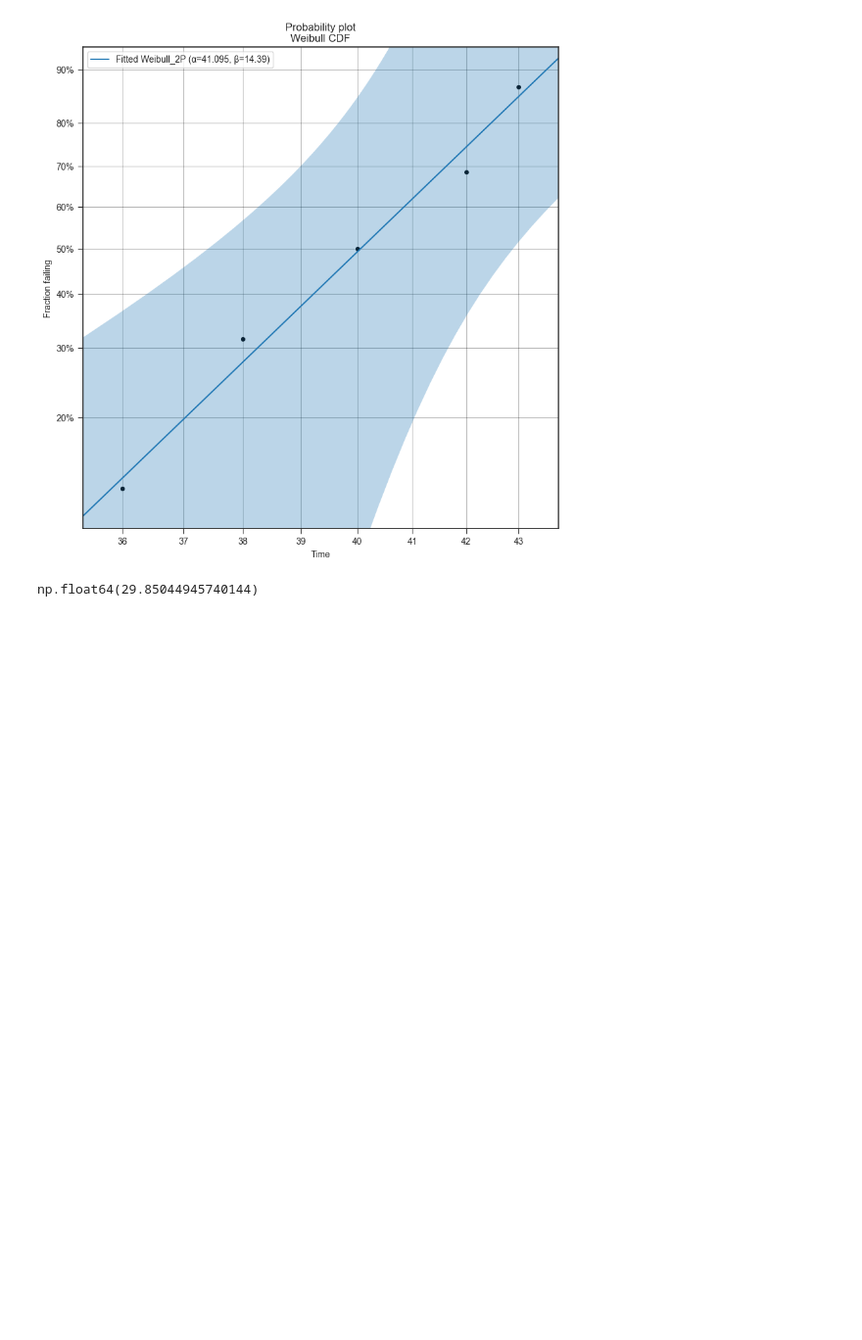
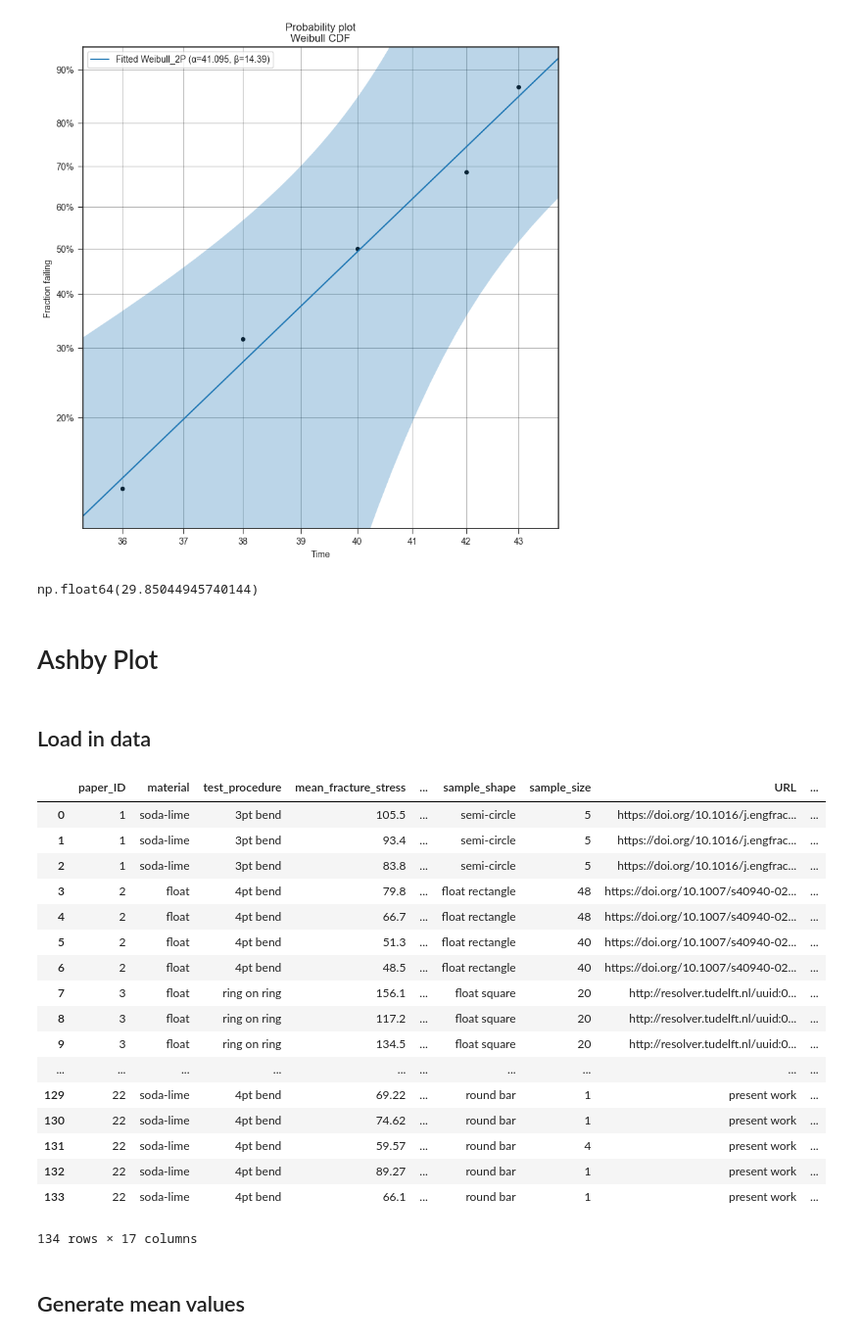
Before and after one commit to Mackus101/GlassMechAnalysis, a Jupyter notebook: analyse.ipynb, the cells around one changed output. Shown at 98% size. Cells and saved outputs as stored; diff of their text form; code cells hidden in the pictures; blank space fills up the shorter version.

Commit message:
loading and calulating means for the ashby plot

```diff
--- a/analyse.ipynb
+++ b/analyse.ipynb
@@ -1148,3 +1149,32 @@ Goodness of fit    Value
 bone_fit.distribution.quantile(0.01)
 # %% [output]
 np.float64(29.85044945740144)
+# %% [markdown]
+# Ashby Plot
+# %% [markdown]
+## Load in data
+# %%
+lit_data = pd.read_csv("Glass_Strength_Tests.csv")
+# %%
+lit_data
+# %% [output]
+|  | paper_ID | material | test_procedure | mean_fracture_stress | ... | sample_shape | sample_size | URL | ... |
+| 0 | 1 | soda-lime | 3pt bend | 105.5 | ... | semi-circle | 5 | https://doi.org/10.1016/j.engfrac... | ... |
+| 1 | 1 | soda-lime | 3pt bend | 93.4 | ... | semi-circle | 5 | https://doi.org/10.1016/j.engfrac... | ... |
+| 2 | 1 | soda-lime | 3pt bend | 83.8 | ... | semi-circle | 5 | https://doi.org/10.1016/j.engfrac... | ... |
+| 3 | 2 | float | 4pt bend | 79.8 | ... | float rectangle | 48 | https://doi.org/10.1007/s40940-02... | ... |
+| 4 | 2 | float | 4pt bend | 66.7 | ... | float rectangle | 48 | https://doi.org/10.1007/s40940-02... | ... |
+| 5 | 2 | float | 4pt bend | 51.3 | ... | float rectangle | 40 | https://doi.org/10.1007/s40940-02... | ... |
+| 6 | 2 | float | 4pt bend | 48.5 | ... | float rectangle | 40 | https://doi.org/10.1007/s40940-02... | ... |
+| 7 | 3 | float | ring on ring | 156.1 | ... | float square | 20 | http://resolver.tudelft.nl/uuid:0... | ... |
+| 8 | 3 | float | ring on ring | 117.2 | ... | float square | 20 | http://resolver.tudelft.nl/uuid:0... | ... |
+| 9 | 3 | float | ring on ring | 134.5 | ... | float square | 20 | http://resolver.tudelft.nl/uuid:0... | ... |
+| ... | ... | ... | ... | ... | ... | ... | ... | ... | ... |
+| 129 | 22 | soda-lime | 4pt bend | 69.22 | ... | round bar | 1 | present work | ... |
+| 130 | 22 | soda-lime | 4pt bend | 74.62 | ... | round bar | 1 | present work | ... |
+| 131 | 22 | soda-lime | 4pt bend | 59.57 | ... | round bar | 4 | present work | ... |
+| 132 | 22 | soda-lime | 4pt bend | 89.27 | ... | round bar | 1 | present work | ... |
+| 133 | 22 | soda-lime | 4pt bend | 66.1 | ... | round bar | 1 | present work | ... |
+134 rows × 17 columns
+# %% [markdown]
+## Generate mean values
```
Also changed, not shown: parts of 11 cells of this notebook, 2 other files.
